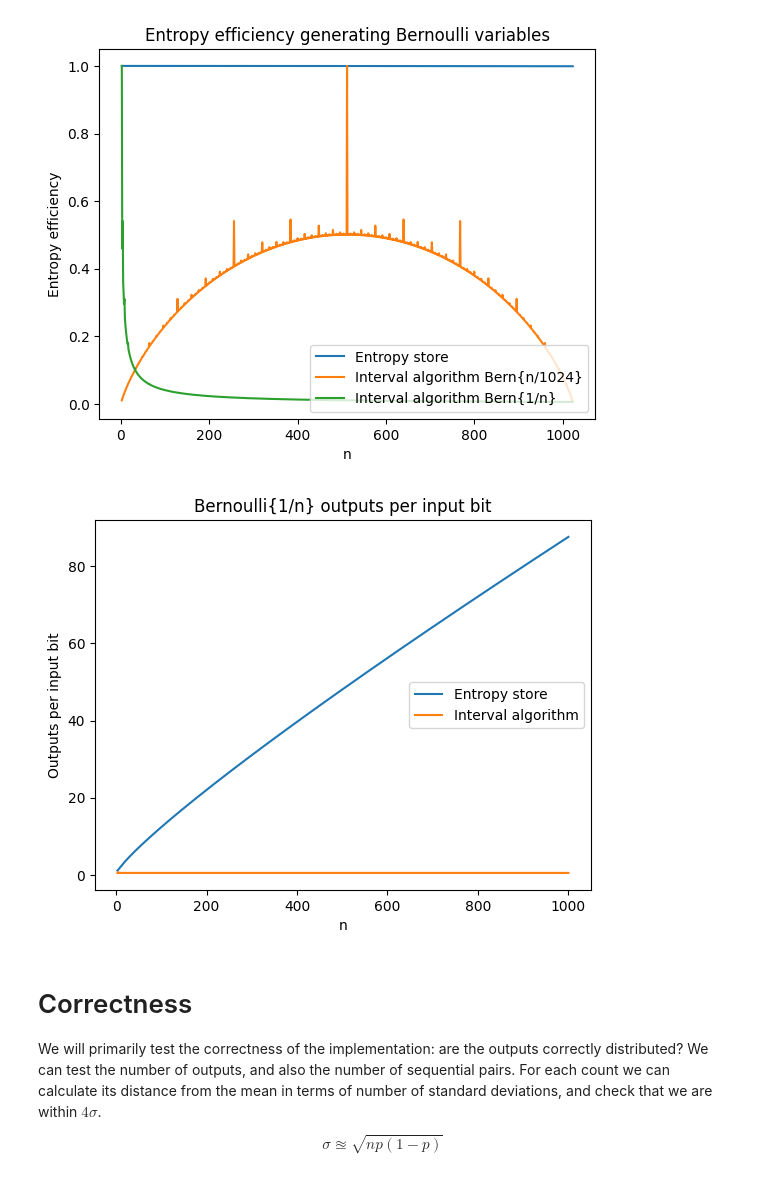
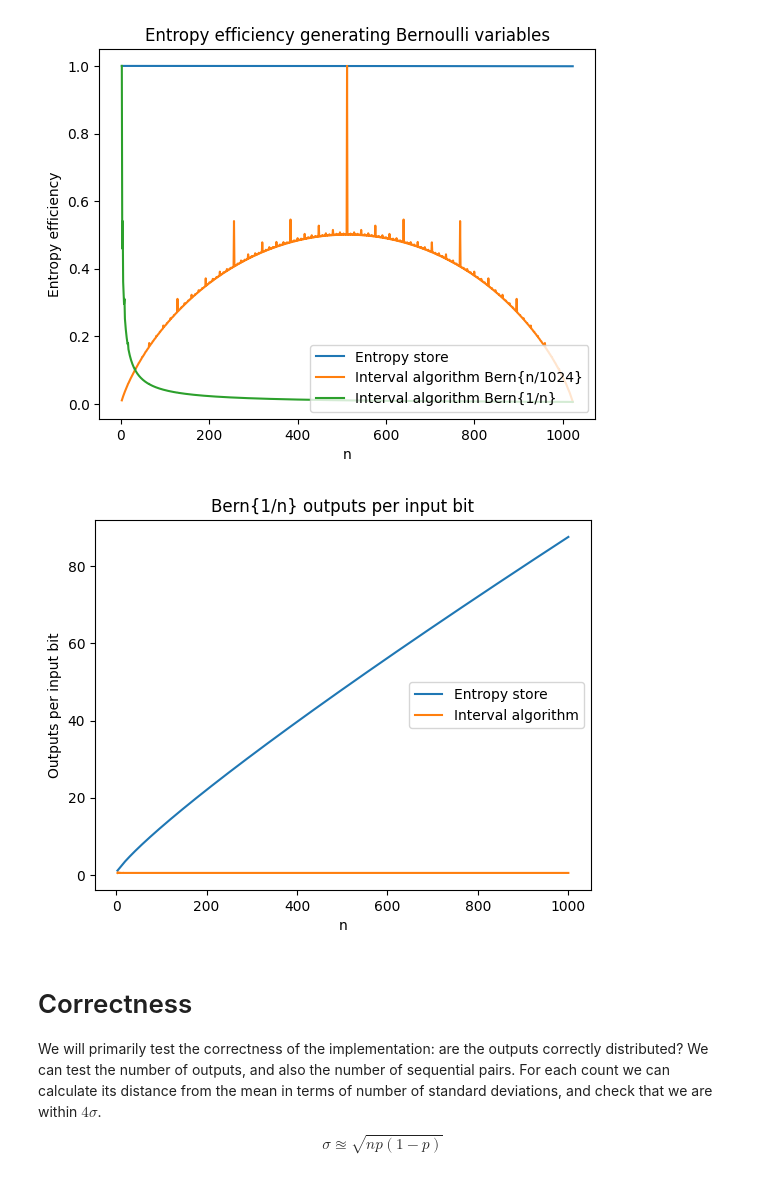
Before and after one commit to calum74/entropy, a Jupyter notebook: paper/reference.ipynb, the cells around one changed output. Drawn from its saved outputs; the diff is of its cells as text; code cells hidden in the pictures.

```diff
--- a/paper/reference.ipynb
+++ b/paper/reference.ipynb
@@ -386,23 +386,23 @@ plt.show()
 # %%
 series = range(3,1001)
 es_output_rate = [1/es32_worst.bernoulli_entropy(1/n) for n in series]
 ia_output_rate = [1/ia.bernoulli_entropy(1/n) for n in series]
 
 plt.clf()
 
-plt.title('Bernoulli{1/n} outputs per input bit')
+plt.title('Bern{1/n} outputs per input bit')
 
 plt.xlabel('n')
 plt.ylabel('Outputs per input bit')
 
 # plt.grid(True, which="both", ls="--")
 plt.plot(series, es_output_rate, label='Entropy store')
 plt.plot(series, ia_output_rate, label='Interval algorithm')
 plt.legend(loc='center right')
 plt.savefig('bernoulli_rate.png', dpi=600)
 plt.show()
 # %% [output]
-[figure, old version]
+[figure, new version]
 # %% [markdown]
 # Correctness
 
```
Also changed, not shown: parts of 1 cell of this notebook, 3 other files.
